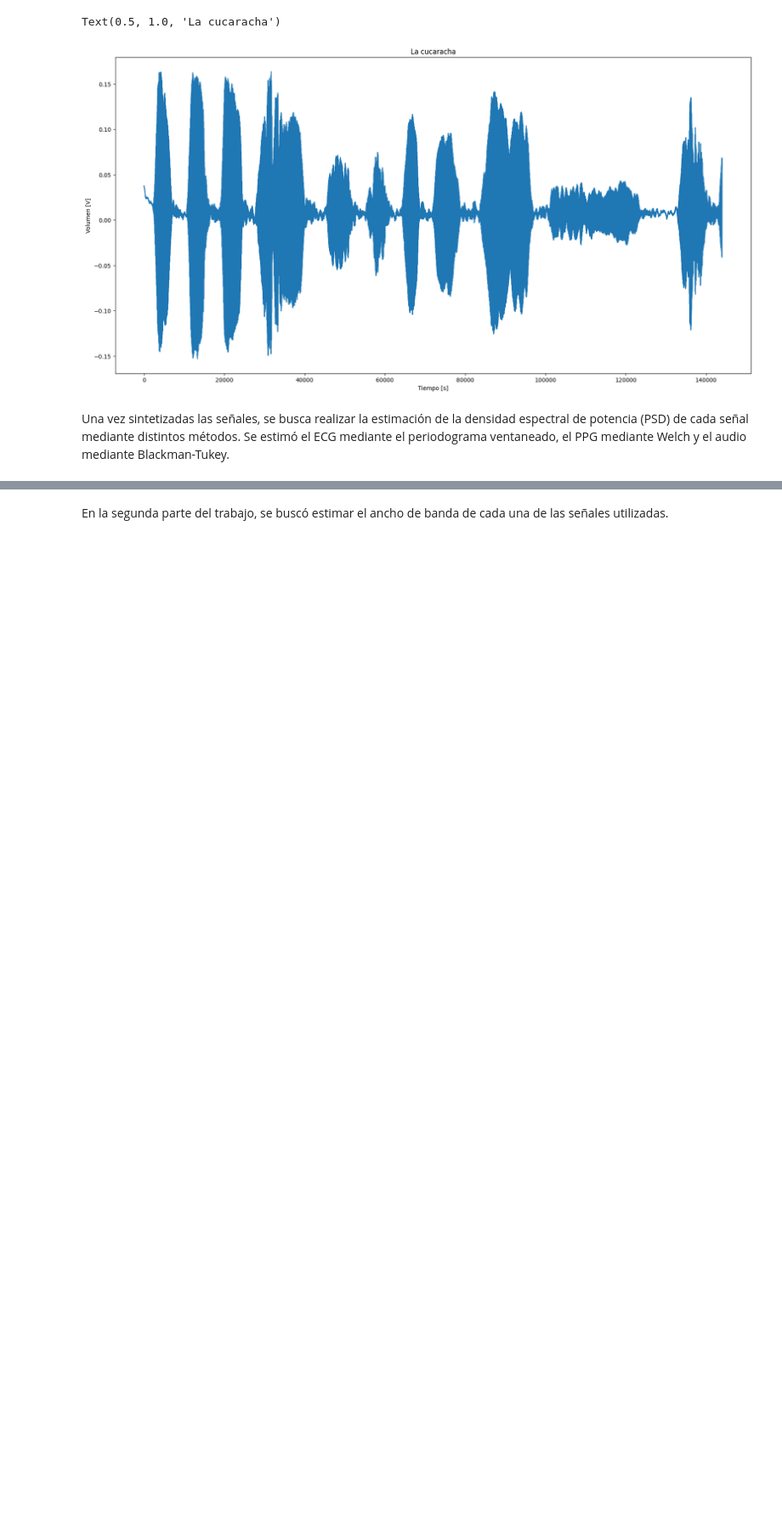
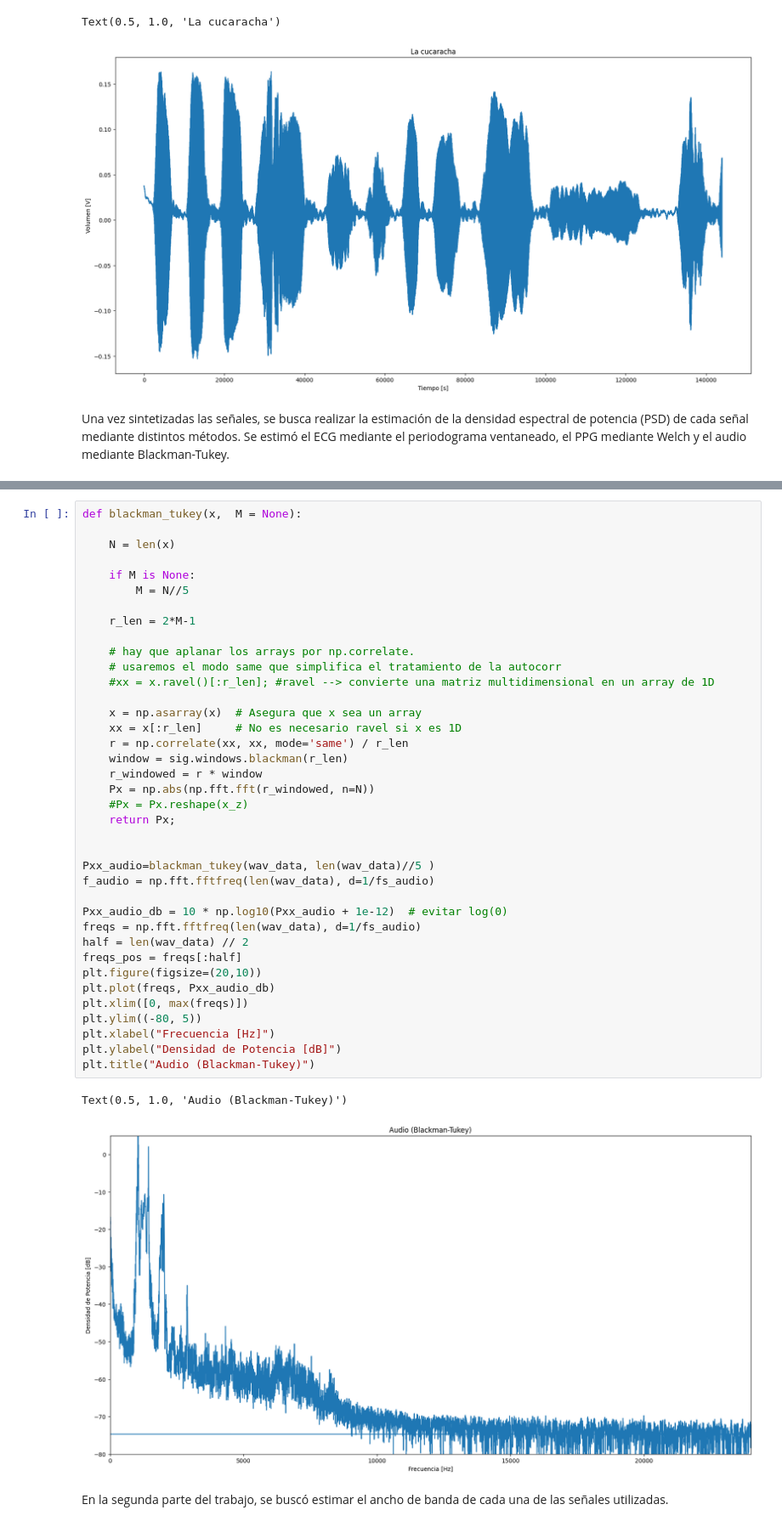
Before and after one commit to LolaPampin07/TS5, a Jupyter notebook: ts5.ipynb, the cells around one changed output, grey strips where cells are left out. Shown at 85% size. Saved outputs shown, nothing was run; the diff lists cells and outputs as text; blank space fills up the shorter version.

```diff
--- a/ts5.ipynb
+++ b/ts5.ipynb
@@ -241,3 +241,44 @@ plt.show()
+# %%
+def blackman_tukey(x,  M = None):
+
+    N = len(x)
+
+    if M is None:
+        M = N//5
+
+    r_len = 2*M-1
+
+    # hay que aplanar los arrays por np.correlate.
+    # usaremos el modo same que simplifica el tratamiento de la autocorr
+    #xx = x.ravel()[:r_len]; #ravel --> convierte una matriz multidimensional en un array de 1D
+
+    x = np.asarray(x)  # Asegura que x sea un array
+    xx = x[:r_len]     # No es necesario ravel si x es 1D
+    r = np.correlate(xx, xx, mode='same') / r_len
+    window = sig.windows.blackman(r_len)
+    r_windowed = r * window
+    Px = np.abs(np.fft.fft(r_windowed, n=N))
+    #Px = Px.reshape(x_z)
+    return Px;
+
+
+Pxx_audio=blackman_tukey(wav_data, len(wav_data)//5 )
+f_audio = np.fft.fftfreq(len(wav_data), d=1/fs_audio)
+
+Pxx_audio_db = 10 * np.log10(Pxx_audio + 1e-12)  # evitar log(0)
+freqs = np.fft.fftfreq(len(wav_data), d=1/fs_audio)
+half = len(wav_data) // 2
+freqs_pos = freqs[:half]
+plt.figure(figsize=(20,10))
+plt.plot(freqs, Pxx_audio_db)
+plt.xlim([0, max(freqs)])
+plt.ylim((-80, 5))
+plt.xlabel("Frecuencia [Hz]")
+plt.ylabel("Densidad de Potencia [dB]")
+plt.title("Audio (Blackman-Tukey)")
+# %% [output]
+Text(0.5, 1.0, 'Audio (Blackman-Tukey)')
+[figure, added]
 # %% [markdown]
 En la segunda parte del trabajo, se buscó estimar el ancho de banda de cada una de las señales utilizadas.
 # %%
```
Also changed, not shown: parts of 2 cells of this notebook.
